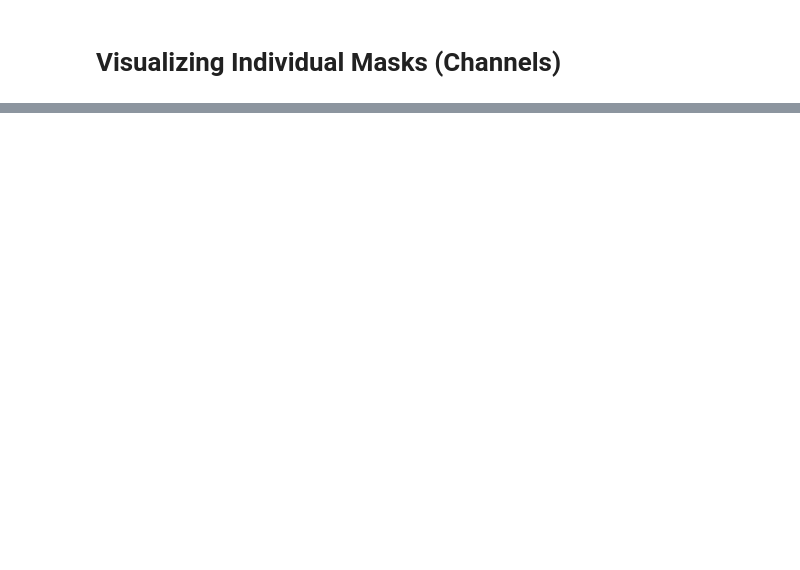
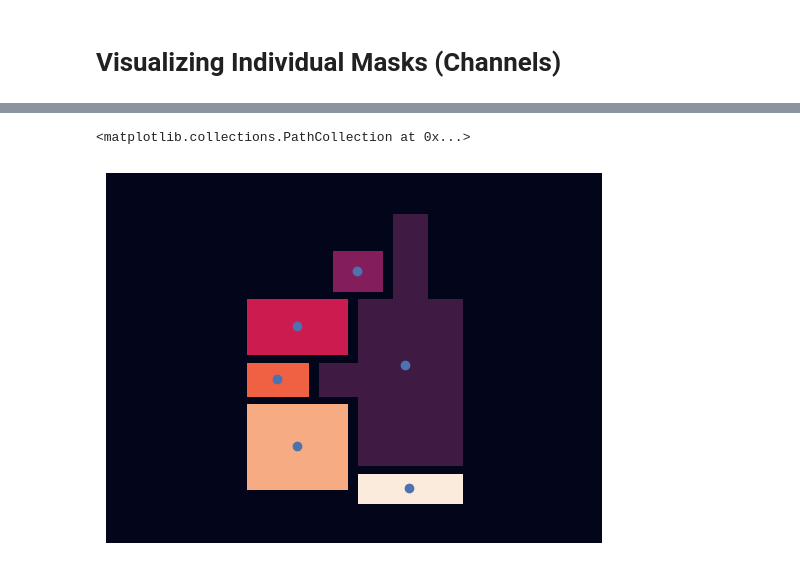
Before and after one commit to shaun-friedman/Generative-Interior-Synthesis, a Jupyter notebook: 3_EDA.ipynb, the cells around one changed output, grey strips where cells are left out. Cells and saved outputs as stored; diff of their text form; code cells hidden in the pictures; blank space fills up the shorter version.

```diff
--- a/3_EDA.ipynb
+++ b/3_EDA.ipynb
@@ -145,0 +181,8 @@ plt.show()
+# %%
+fig, ax = plt.subplots()
+
+sns.heatmap(labels, xticklabels=False, yticklabels=False, cbar=False, ax=ax)
+ax.scatter(centroids[1:,0], centroids[1:,1])
+# %% [output]
+<matplotlib.collections.PathCollection at 0x...>
+[figure, added]
```
Also changed, not shown: parts of 16 cells of this notebook.
